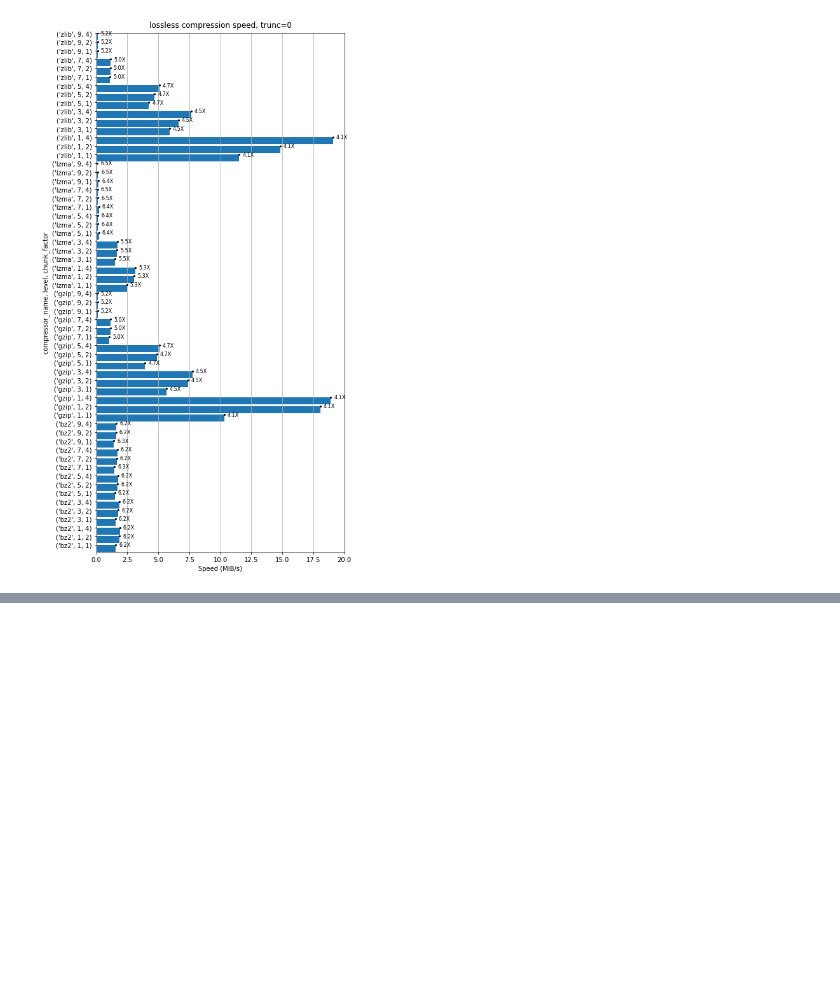
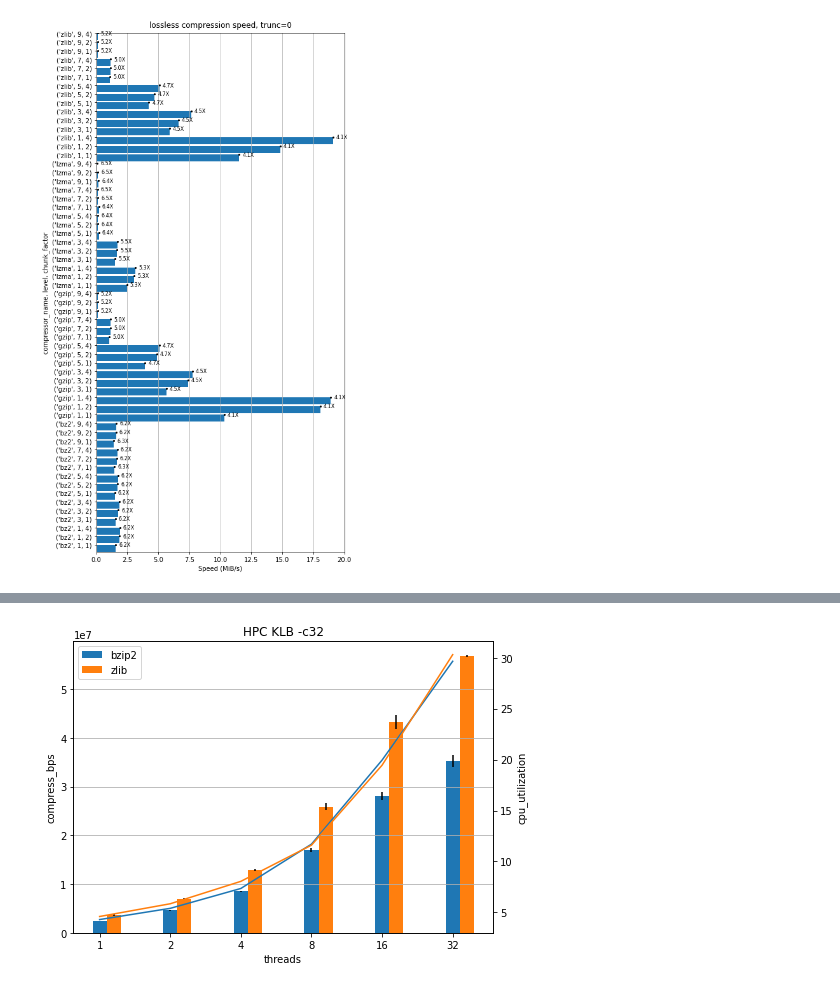
Before and after one commit to AllenNeuralDynamics/lightsheet-compression-tests, a Jupyter notebook: compression_plots.ipynb, the cells around one changed output, grey strips where cells are left out. Saved outputs shown, nothing was run; the diff lists cells and outputs as text; code cells hidden in the pictures; blank space fills up the shorter version.

```diff
--- a/compression_plots.ipynb
+++ b/compression_plots.ipynb
@@ -155,0 +257,12 @@ plot_speed(lossless_df_trunc, y_labels, f"lossless compression speed, trunc={tru
+# %%
+klb_df = read_df(r"Y:\allen\scratch\aindtemp\cameron.arshadi\klb-compression-metrics-HPC-32c_BrainSlice1_MMStack_Pos33_15_shift.tif.csv")
+
+x_key = 'threads'
+y_key = 'compress_bps'
+
+fig, ax = plt.subplots(figsize=(7,5))
+barplot(klb_df, ax, x_key, y_key, secondary_y_key='cpu_utilization', title='HPC KLB -c32', bar_width=0.2)
+ax.legend()
+plt.tight_layout()
+# %% [output]
+[figure, added]
```
Also changed, not shown: parts of 6 cells of this notebook.
